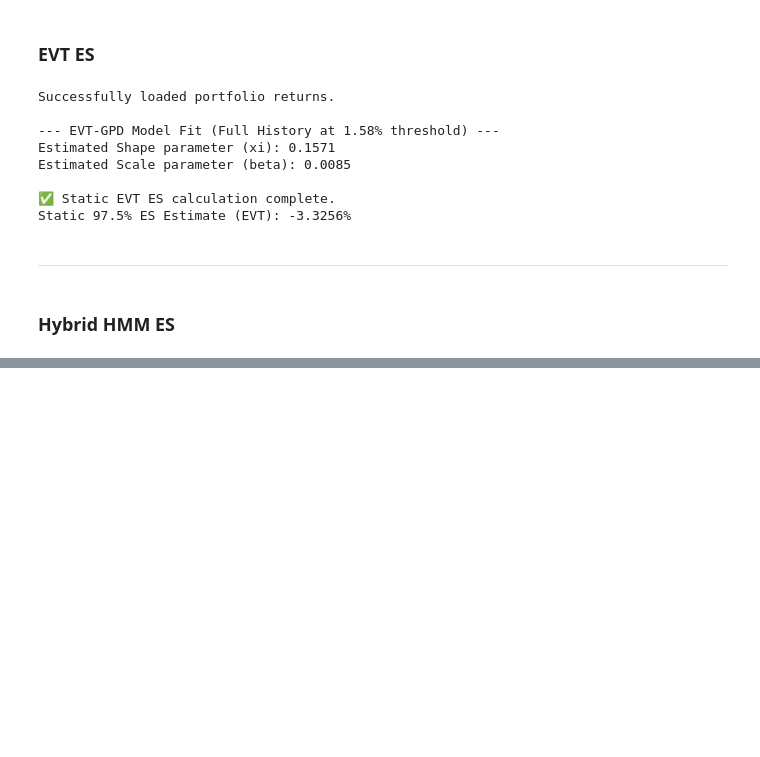
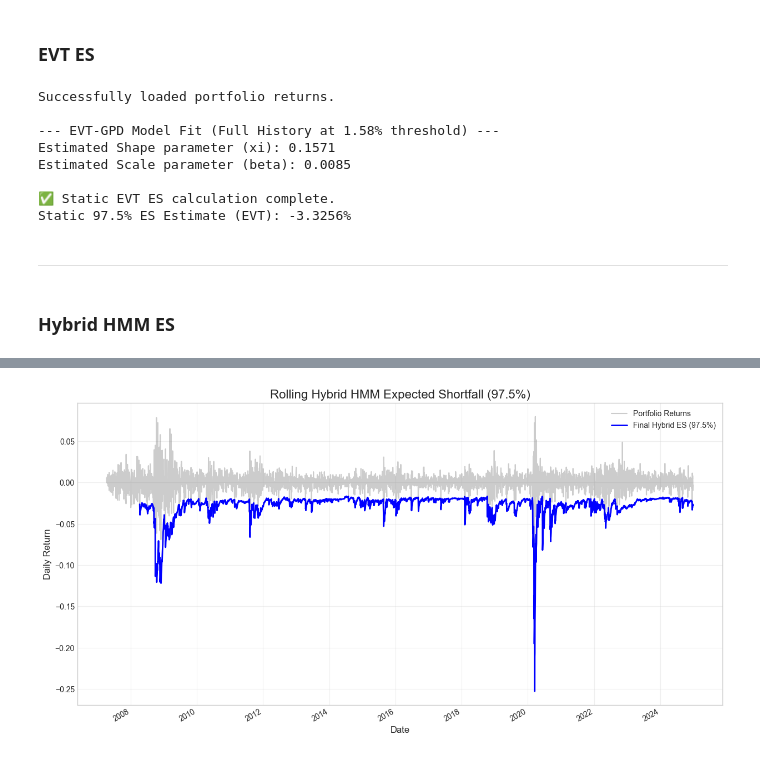
Before and after one commit to siddhantgopi/Project-Janus-Adaptive-Tail-Risk-and-Regime-Aware-VaR-Modeling, a Jupyter notebook: notebooks/08_capital_mapping.ipynb, the cells around one changed output, grey strips where cells are left out. Saved outputs shown, nothing was run; the diff lists cells and outputs as text; code cells hidden in the pictures; blank space fills up the shorter version.

```diff
--- a/notebooks/08_capital_mapping.ipynb
+++ b/notebooks/08_capital_mapping.ipynb
@@ -367,0 +732,85 @@ Static 97.5% ES Estimate (EVT): -3.3256%
+# %%
+import pandas as pd
+import numpy as np
+import os
+from scipy.stats import genpareto, t
+from arch import arch_model
+from tqdm import tqdm
+import matplotlib.pyplot as plt
+import warnings
+warnings.filterwarnings('ignore')
+
+
+
+calm_weight = 0.65
+nervous_weight = 0.80
+volatile_weight = 0.90
+crisis_weight = 1.00
+
+# Get regime indices sorted by volatility
+volatilities = final_hmm_model.means_[:, 1]
+regime_order = np.argsort(volatilities)
+calm_idx, nervous_idx, volatile_idx, crisis_idx = regime_order
+
+gjr_weights = np.zeros(4)
+gjr_weights[calm_idx] = calm_weight
+gjr_weights[nervous_idx] = nervous_weight
+gjr_weights[volatile_idx] = volatile_weight
+gjr_weights[crisis_idx] = crisis_weight
+
+# --- 3. Build the Hybrid ES Model ---
+# Create the ES estimate for each of the 4 regimes
+es_regime_0 = (1 - gjr_weights[0]) * evt_es_static + gjr_weights[0] * gjr_es_975
+es_regime_1 = (1 - gjr_weights[1]) * evt_es_static + gjr_weights[1] * gjr_es_975
+es_regime_2 = (1 - gjr_weights[2]) * evt_es_static + gjr_weights[2] * gjr_es_975
+es_regime_3 = (1 - gjr_weights[3]) * evt_es_static + gjr_weights[3] * gjr_es_975
+
+# Combine them into a DataFrame
+regime_es_df = pd.concat([es_regime_0, es_regime_1, es_regime_2, es_regime_3], axis=1)
+regime_es_df.columns = [0, 1, 2, 3]
+
+# Align the daily regime probabilities with the regime ES data
+aligned_probs, aligned_regime_es = prob_df.align(regime_es_df, join='inner')
+
+# Calculate the final hybrid ES by taking the weighted average
+hybrid_es_values = (aligned_probs * aligned_regime_es).sum(axis=1)
+final_hybrid_es_975 = pd.Series(hybrid_es_values, name='Hybrid_ES_97.5')
+
+# Drop any NaNs
+final_hybrid_es_975.dropna(inplace=True)
+
+print("\n✅ Final Hybrid HMM ES calculation complete.")
+print("Preview:")
+print(final_hybrid_es_975.head())
+
+# --- 4. Plot the results ---
+plt.style.use('seaborn-v0_8-whitegrid')
+fig, ax = plt.subplots(figsize=(15, 8))
+
+portfolio_returns.plot(ax=ax, color='gray', alpha=0.4, label='Portfolio Returns')
+final_hybrid_es_975.plot(ax=ax, color='blue', linewidth=2, label='Final Hybrid ES (97.5%)')
+
+ax.set_title("Rolling Hybrid HMM Expected Shortfall (97.5%)", fontsize=16)
+ax.set_ylabel('Daily Return', fontsize=12)
+ax.set_xlabel('Date', fontsize=12)
+ax.legend()
+plt.grid(True, alpha=0.3)
+plt.show()
+
+# --- 5. Store All Key ES Series for Next Step ---
+# We assume 'hist_es' and 'param_t_es' are also in memory
+evt_es_static_series = pd.Series(evt_es_static, index=final_hybrid_es_975.index, name='EVT_ES_97.5_Static')
+
+all_es_series = pd.concat([
+    hist_es.rename('Historical_ES'),
+    param_t_es.rename('Parametric_T_ES'),
+    gjr_es_975.rename('GJR_ES'),
+    evt_es_static_series.rename('EVT_ES_Static'),
+    final_hybrid_es_975.rename('Hybrid_HMM_ES')
+], axis=1)
+
+all_es_series.dropna(inplace=True)
+
+print("\n--- Sub-step 1 Complete: All ES series collected ---")
+print(all_es_series.head())
+# %% [output]
@@ -367,0 +825 @@ Static 97.5% ES Estimate (EVT): -3.3256%
+[figure, added]
```
Also changed, not shown: parts of 4 cells of this notebook.
